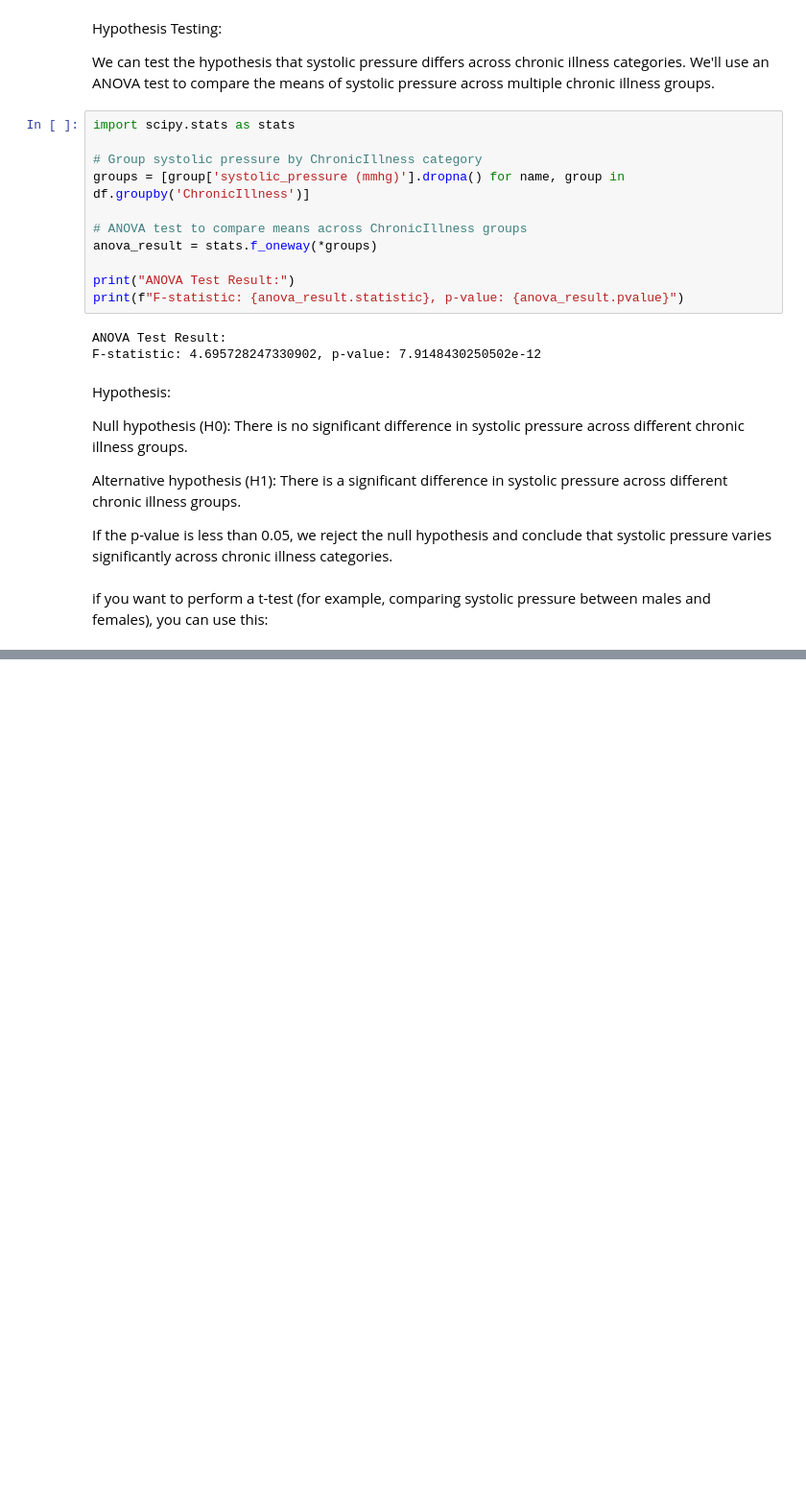
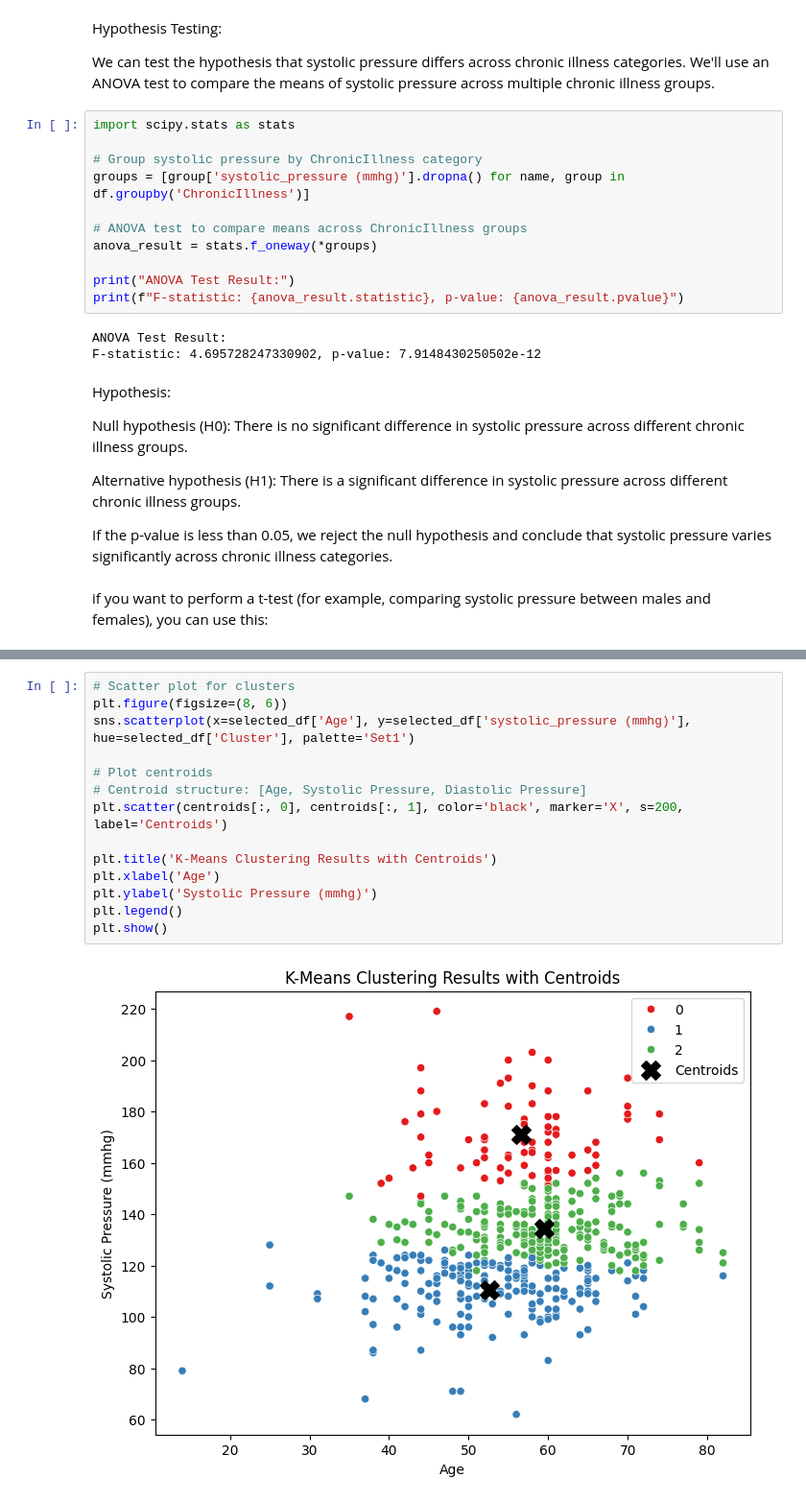
Before and after one commit to JayddieTech/Non-communicable-diseases-clustering, a Jupyter notebook: clustering.ipynb, the cells around one changed output, grey strips where cells are left out. Shown at 96% size. Drawn from its saved outputs; the diff is of its cells as text; blank space fills up the shorter version.

```diff
--- a/clustering.ipynb
+++ b/clustering.ipynb
@@ -429,0 +580,16 @@ T-Test Results for Systolic Pressure by Chronic Illness - t-statistic: 4.8138954
+# %%
+# Scatter plot for clusters
+plt.figure(figsize=(8, 6))
+sns.scatterplot(x=selected_df['Age'], y=selected_df['systolic_pressure (mmhg)'], hue=selected_df['Cluster'], palette='Set1')
+
+# Plot centroids
+# Centroid structure: [Age, Systolic Pressure, Diastolic Pressure]
+plt.scatter(centroids[:, 0], centroids[:, 1], color='black', marker='X', s=200, label='Centroids')
+
+plt.title('K-Means Clustering Results with Centroids')
+plt.xlabel('Age')
+plt.ylabel('Systolic Pressure (mmhg)')
+plt.legend()
+plt.show()
+# %% [output]
+[figure, added]
```
Also changed, not shown: parts of 31 cells of this notebook, 3 other files.
